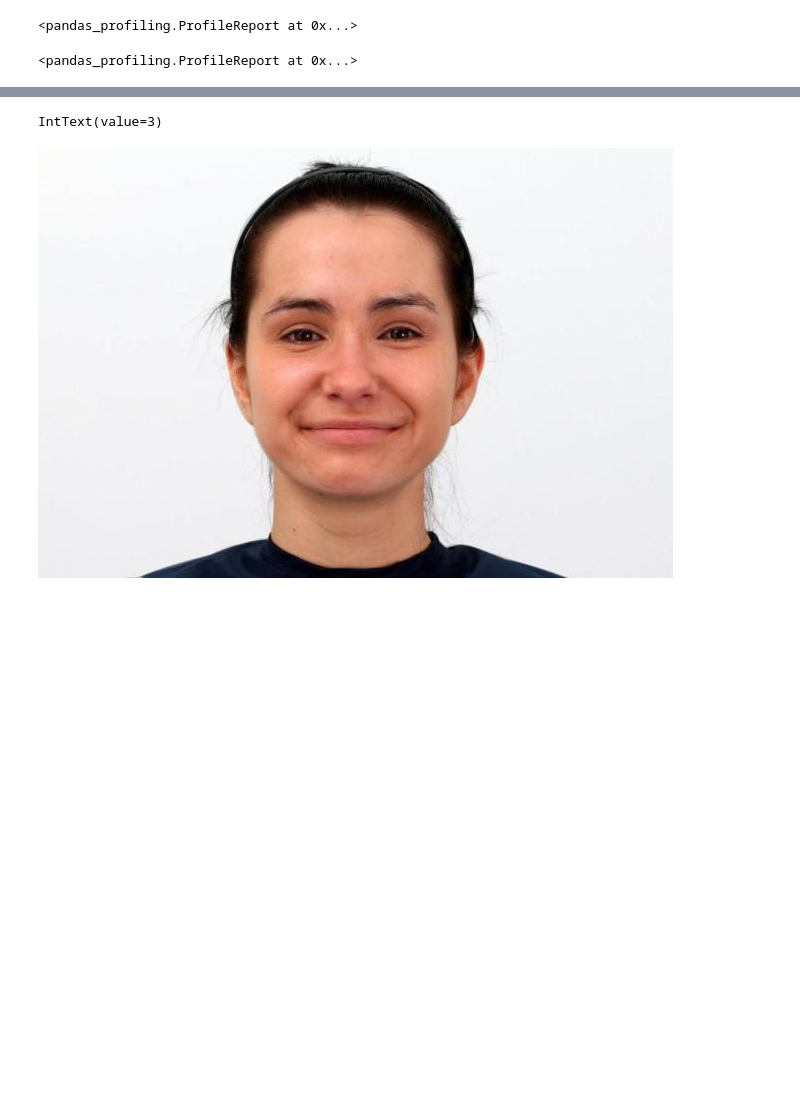
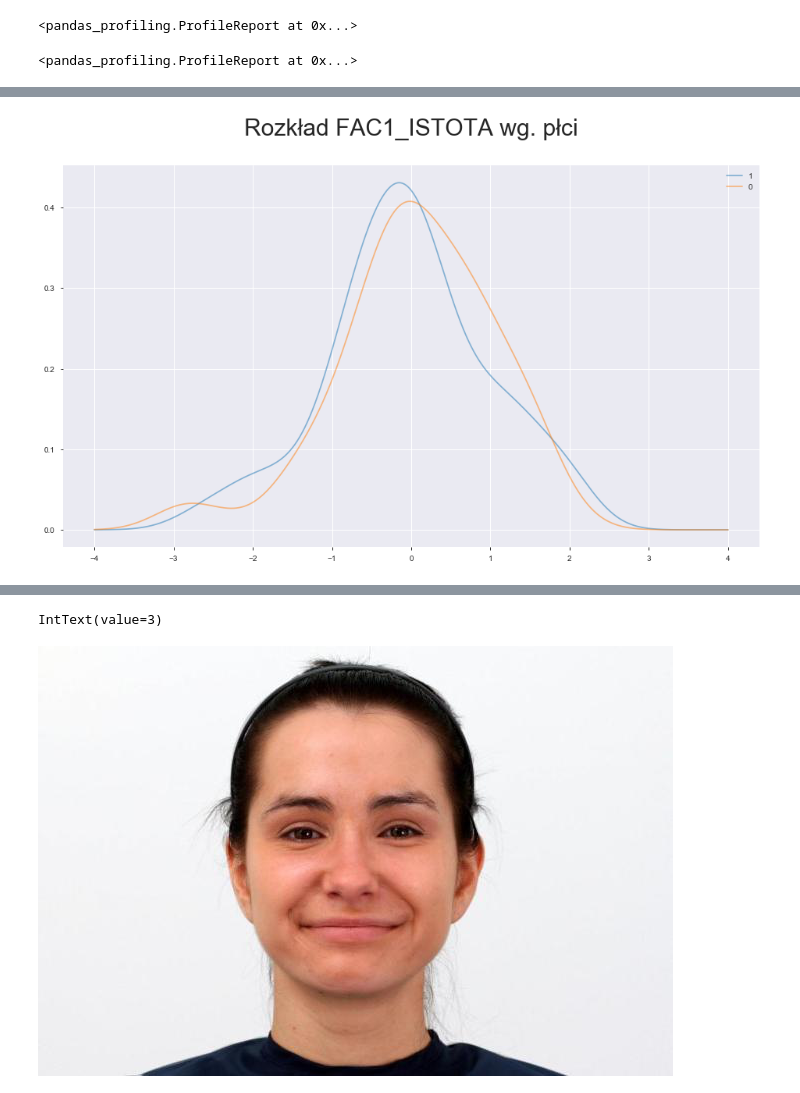
Before and after one commit to Siemashko/CNKStudyOnEmotions, a Jupyter notebook: Projekt emocje.ipynb, the cells around one changed output, grey strips where cells are left out. Saved outputs shown, nothing was run; the diff lists cells and outputs as text; code cells hidden in the pictures; blank space fills up the shorter version.

Commit message:
rozkłady wg. płci

```diff
--- a/Projekt emocje.ipynb
+++ b/Projekt emocje.ipynb
@@ -84,0 +63,15 @@ dtype: object
+# %%
+def plot_factor_grouped_by_gender(factor_name):
+    plt.figure(figsize=(16,9))
+    x = np.linspace(-4,4,1000)
+    y1 = stats.gaussian_kde(zaufanie.loc[zaufanie.plec==1,['ID',factor_name]].drop_duplicates().loc[:,factor_name])
+    y2 = stats.gaussian_kde(zaufanie.loc[zaufanie.plec==0,['ID',factor_name]].drop_duplicates().loc[:,factor_name])
+    plt.plot(x,y1(x),alpha=0.5)
+    plt.plot(x,y2(x),alpha=0.5)
+    plt.legend([1,0])
+    plt.title(f'Rozkład {factor_name} wg. płci\n', size = 30)
+    plt.show()
+# %%
+plot_factor_grouped_by_gender('FAC1_ISTOTA')
+# %% [output]
+[figure, added]
```
Also changed, not shown: parts of 5 cells of this notebook.
